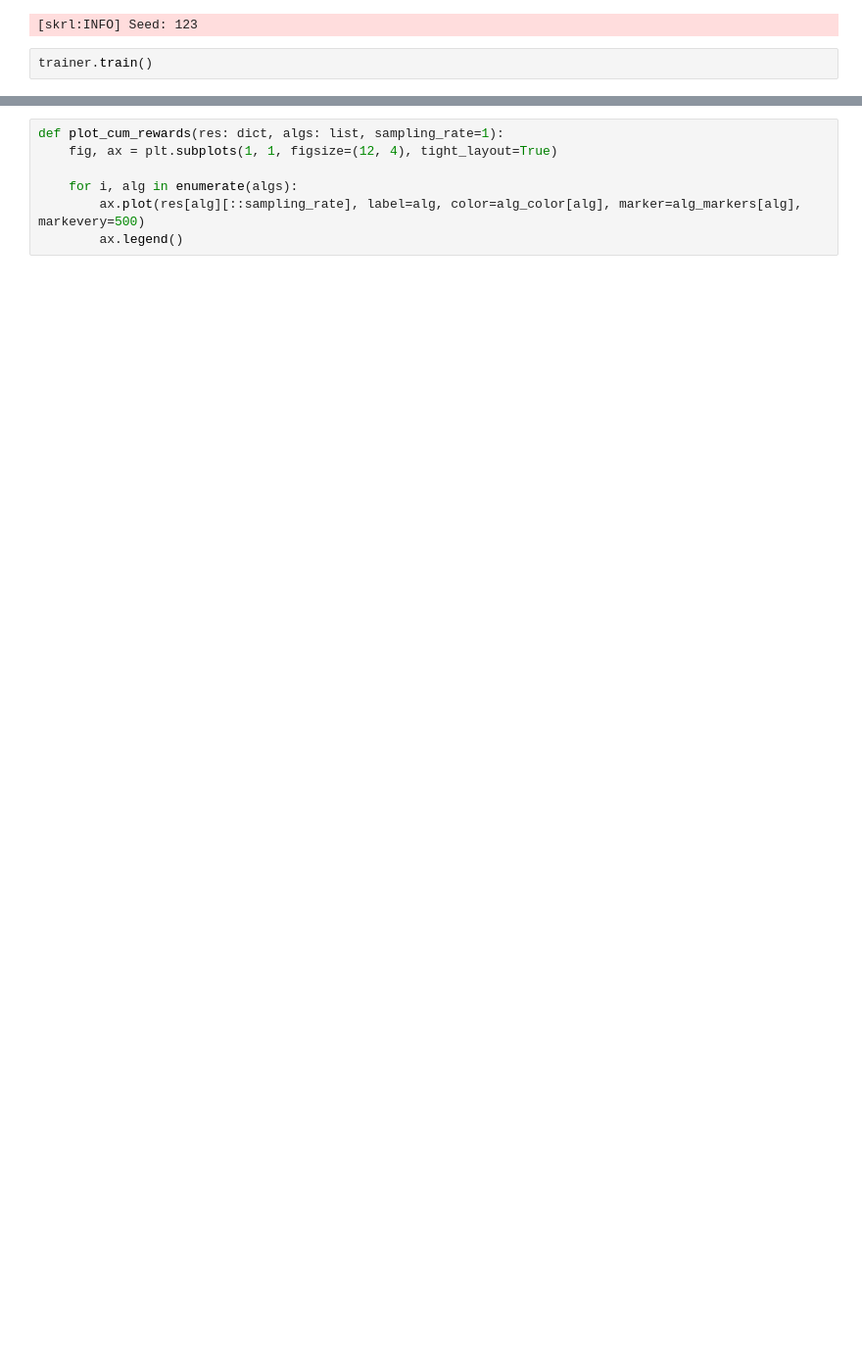
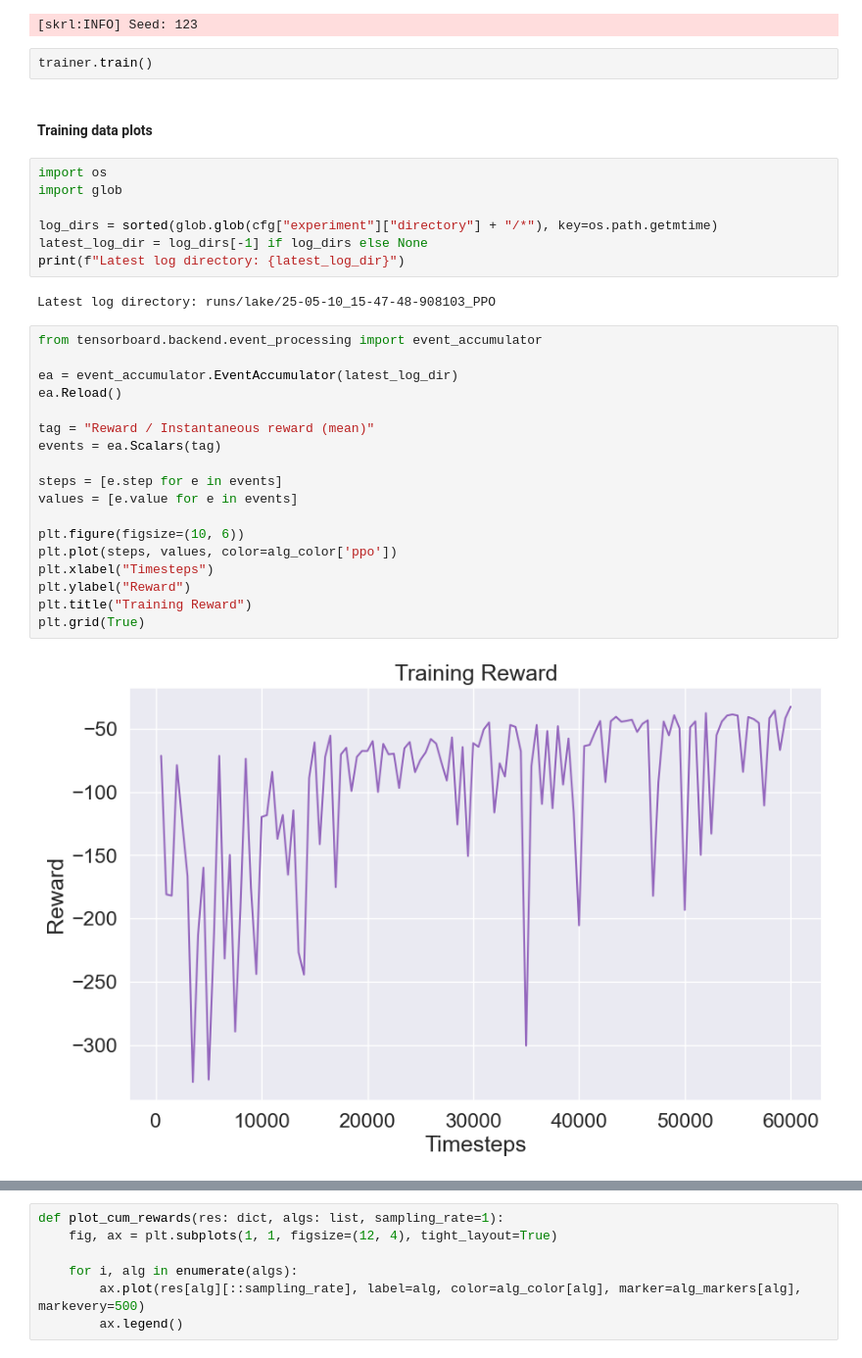
Before and after one commit to Daveonwave/gym4ReaL, a Jupyter notebook: examples/dam/baselines.ipynb, the cells around one changed output, grey strips where cells are left out. Shown at 98% size. Saved outputs shown, nothing was run; the diff lists cells and outputs as text; blank space fills up the shorter version.

```diff
--- a/examples/dam/baselines.ipynb
+++ b/examples/dam/baselines.ipynb
@@ -174,6 +217,37 @@ agent.set_mode("eval")
 [skrl:INFO] Seed: 123
 # %%
 trainer.train()
+# %% [markdown]
+#### Training data plots
+# %%
+import os
+import glob
+
+log_dirs = sorted(glob.glob(cfg["experiment"]["directory"] + "/*"), key=os.path.getmtime)
+latest_log_dir = log_dirs[-1] if log_dirs else None
+print(f"Latest log directory: {latest_log_dir}")
+# %% [output]
+Latest log directory: runs/lake/25-05-10_15-47-48-908103_PPO
+# %%
+from tensorboard.backend.event_processing import event_accumulator
+
+ea = event_accumulator.EventAccumulator(latest_log_dir)
+ea.Reload()
+
+tag = "Reward / Instantaneous reward (mean)"
+events = ea.Scalars(tag)
+
+steps = [e.step for e in events]
+values = [e.value for e in events]
+
+plt.figure(figsize=(10, 6))
+plt.plot(steps, values, color=alg_color['ppo'])
+plt.xlabel("Timesteps")
+plt.ylabel("Reward")
+plt.title("Training Reward")
+plt.grid(True)
+# %% [output]
+[figure, added]
 # %%
 alg = 'ppo'
 rewards[alg] = []
```
Also changed, not shown: parts of 18 cells of this notebook, 45 other files.
